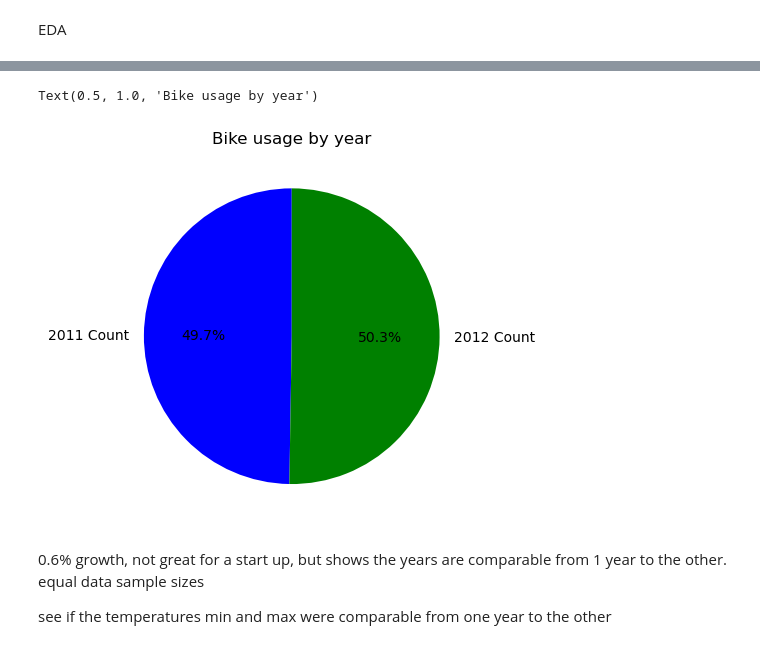
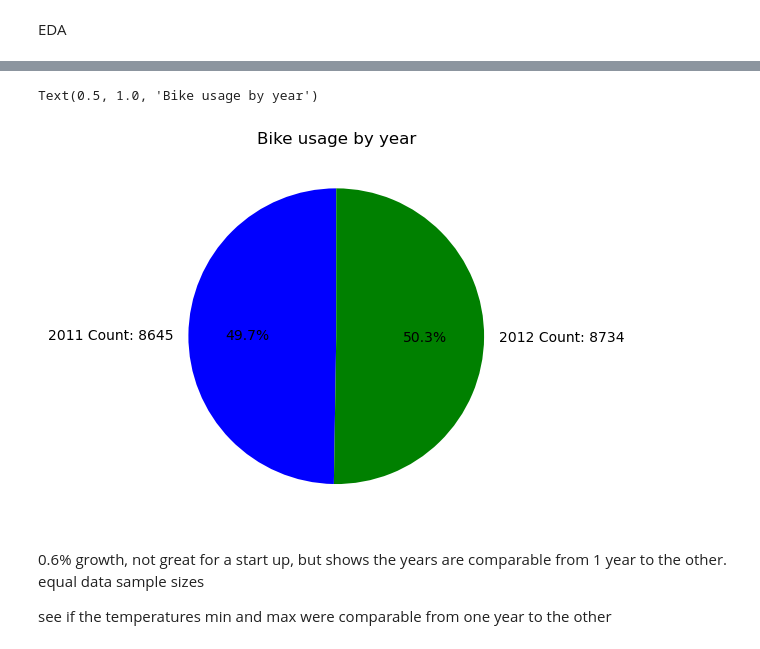
Before and after one commit to MiriamHerrmann/Bike-EDA, a Jupyter notebook: bike_eda.ipynb, the cells around one changed output, grey strips where cells are left out. Drawn from its saved outputs; the diff is of its cells as text; code cells hidden in the pictures.

```diff
--- a/bike_eda.ipynb
+++ b/bike_eda.ipynb
@@ -143,17 +168,17 @@ Name: year, dtype: int64
 # %%
 #pie chart years
 #df.loc
 year_2011 = 8645
 year_2012 = 8734
 
-labels = ['2011 Count', '2012 Count']
+labels = ['2011 Count: 8645', '2012 Count: 8734']
 sizes = [year_2011, year_2012]
 colors = ['blue', 'green']
 plt.pie(sizes, labels=labels, colors=colors, autopct='%1.1f%%', startangle=90)
 plt.title('Bike usage by year')
 # %% [output]
 Text(0.5, 1.0, 'Bike usage by year')
-[figure, old version]
+[figure, new version]
 # %% [markdown]
 0.6% growth, not great for a start up, but shows the years are comparable from 1 year to the other. equal data sample sizes
 
```
Also changed, not shown: parts of 23 cells of this notebook.
